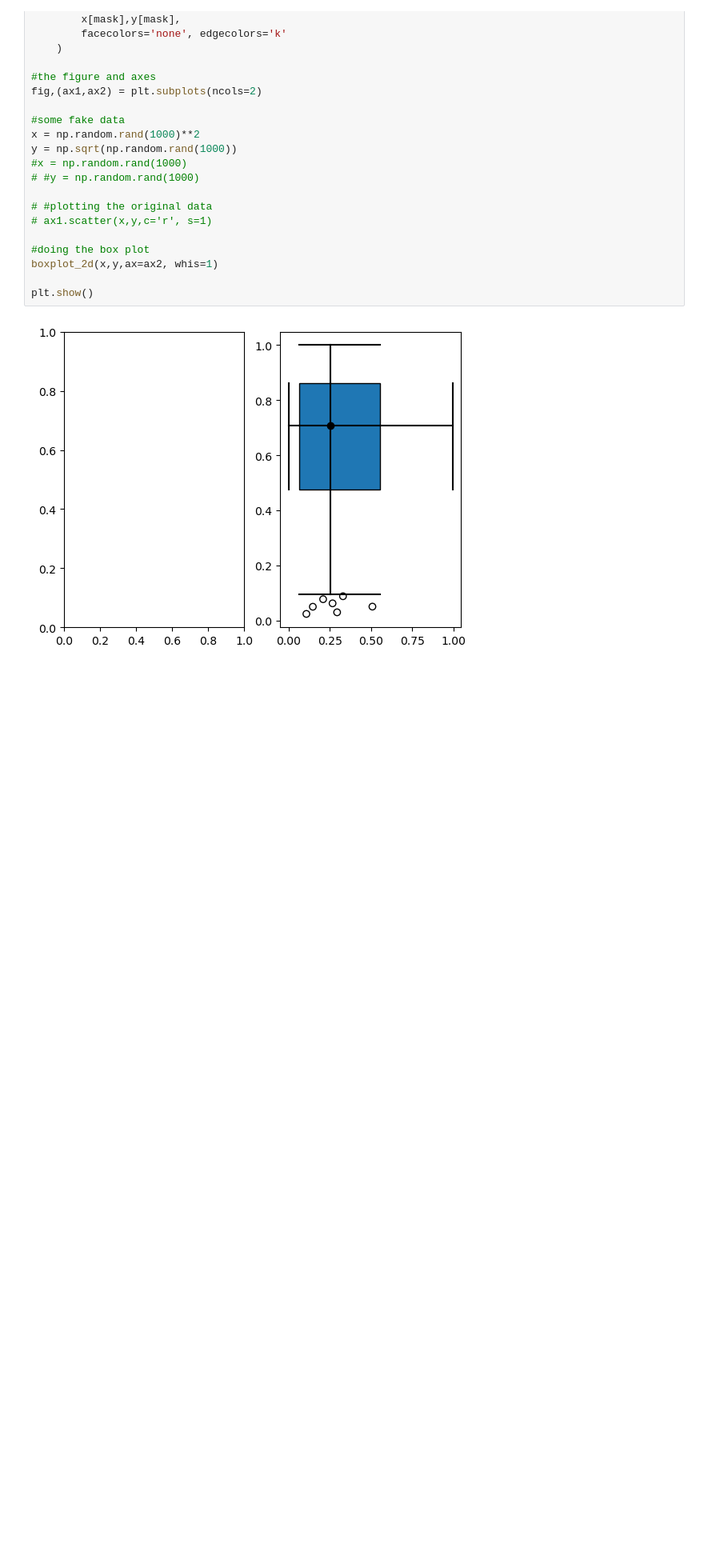
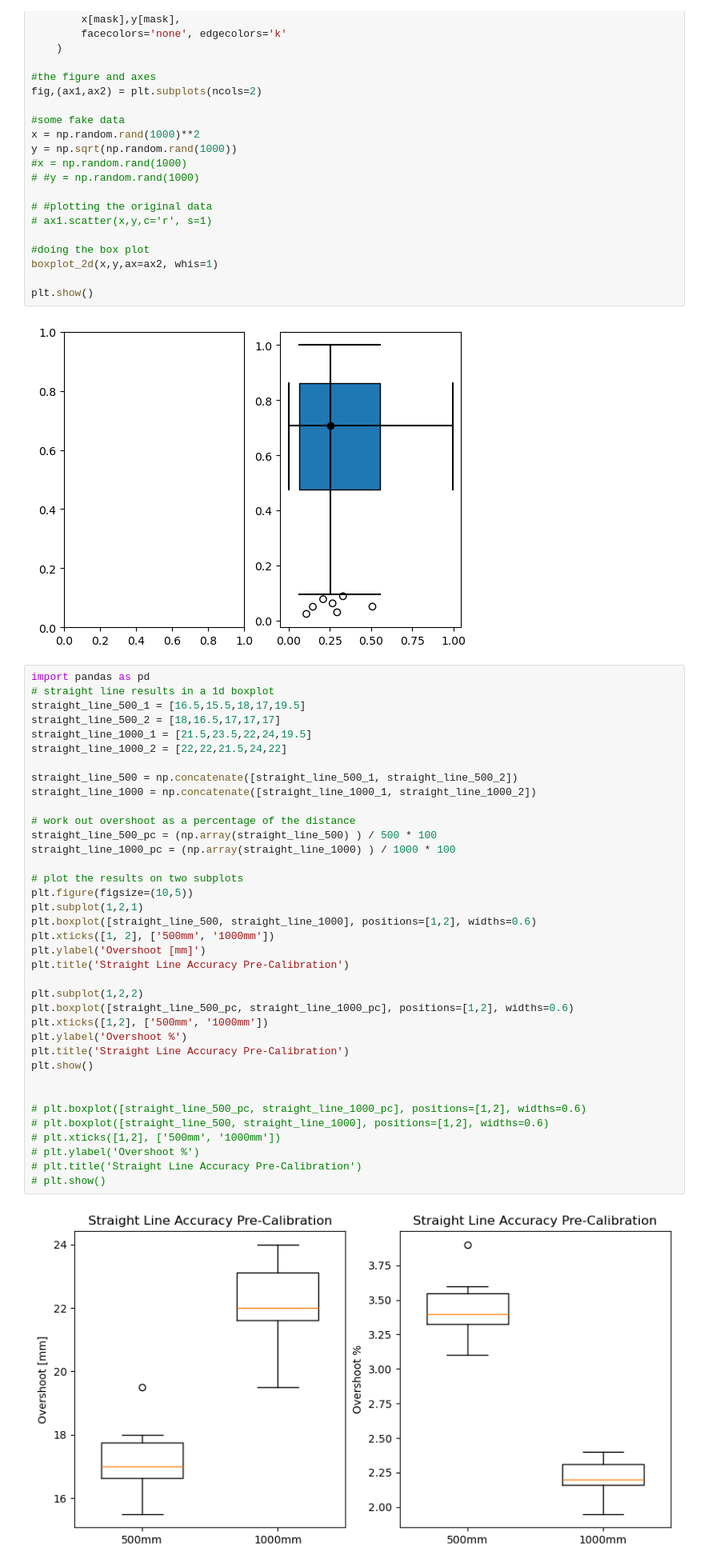
Before and after one commit to pilipb/Robotics-A2, a Jupyter notebook: main_final/main/plotting/plots.ipynb, the cells around one changed output. Shown at 80% size. Cells and saved outputs as stored; diff of their text form; blank space fills up the shorter version.

Commit message:
straight line boxplots

```diff
--- a/main_final/main/plotting/plots.ipynb
+++ b/main_final/main/plotting/plots.ipynb
@@ -153,3 +153,42 @@ boxplot_2d(x,y,ax=ax2, whis=1)
 plt.show()
 # %% [output]
 [figure]
+# %%
+import pandas as pd
+# straight line results in a 1d boxplot
+straight_line_500_1 = [16.5,15.5,18,17,19.5]
+straight_line_500_2 = [18,16.5,17,17,17]
+straight_line_1000_1 = [21.5,23.5,22,24,19.5]
+straight_line_1000_2 = [22,22,21.5,24,22]
+
+straight_line_500 = np.concatenate([straight_line_500_1, straight_line_500_2])
+straight_line_1000 = np.concatenate([straight_line_1000_1, straight_line_1000_2])
+
+# work out overshoot as a percentage of the distance
+straight_line_500_pc = (np.array(straight_line_500) ) / 500 * 100
+straight_line_1000_pc = (np.array(straight_line_1000) ) / 1000 * 100
+
+# plot the results on two subplots
+plt.figure(figsize=(10,5))
+plt.subplot(1,2,1)
+plt.boxplot([straight_line_500, straight_line_1000], positions=[1,2], widths=0.6)
+plt.xticks([1, 2], ['500mm', '1000mm'])
+plt.ylabel('Overshoot [mm]')
+plt.title('Straight Line Accuracy Pre-Calibration')
+
+plt.subplot(1,2,2)
+plt.boxplot([straight_line_500_pc, straight_line_1000_pc], positions=[1,2], widths=0.6)
+plt.xticks([1,2], ['500mm', '1000mm'])
+plt.ylabel('Overshoot %')
+plt.title('Straight Line Accuracy Pre-Calibration')
+plt.show()
+
+
+# plt.boxplot([straight_line_500_pc, straight_line_1000_pc], positions=[1,2], widths=0.6)
+# plt.boxplot([straight_line_500, straight_line_1000], positions=[1,2], widths=0.6)
+# plt.xticks([1,2], ['500mm', '1000mm'])
+# plt.ylabel('Overshoot %')
+# plt.title('Straight Line Accuracy Pre-Calibration')
+# plt.show()
+# %% [output]
+[figure, added]
```
